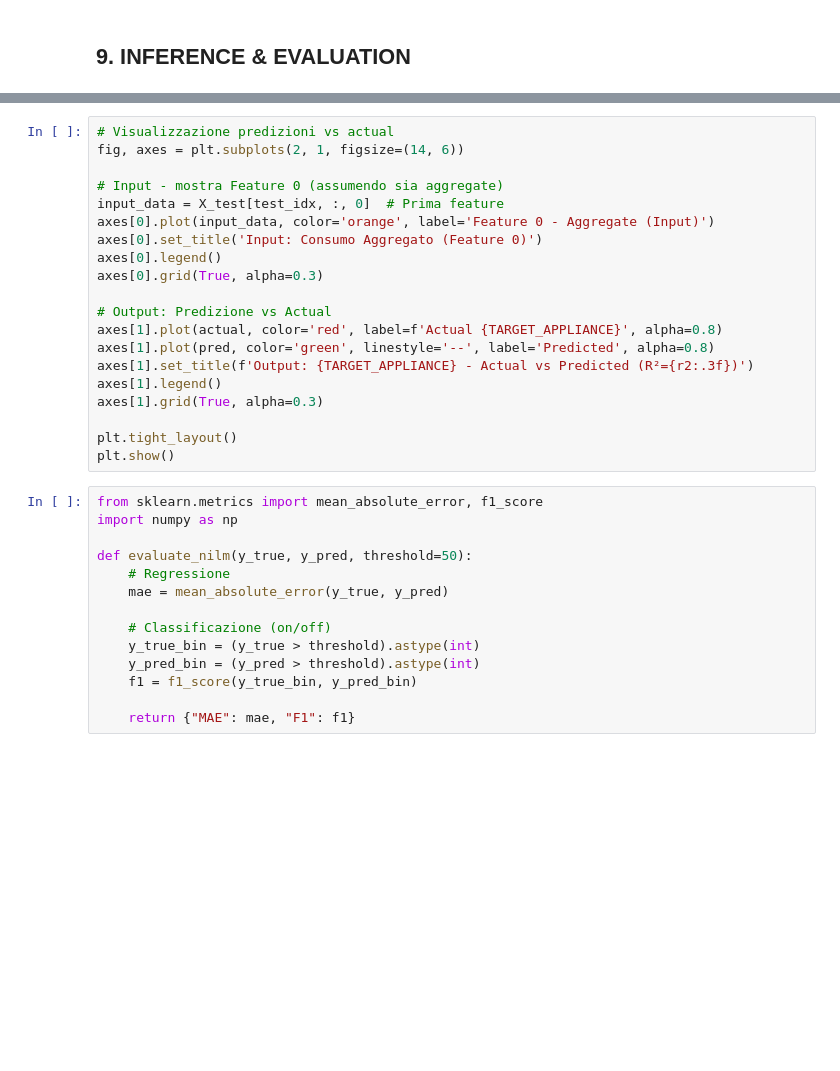
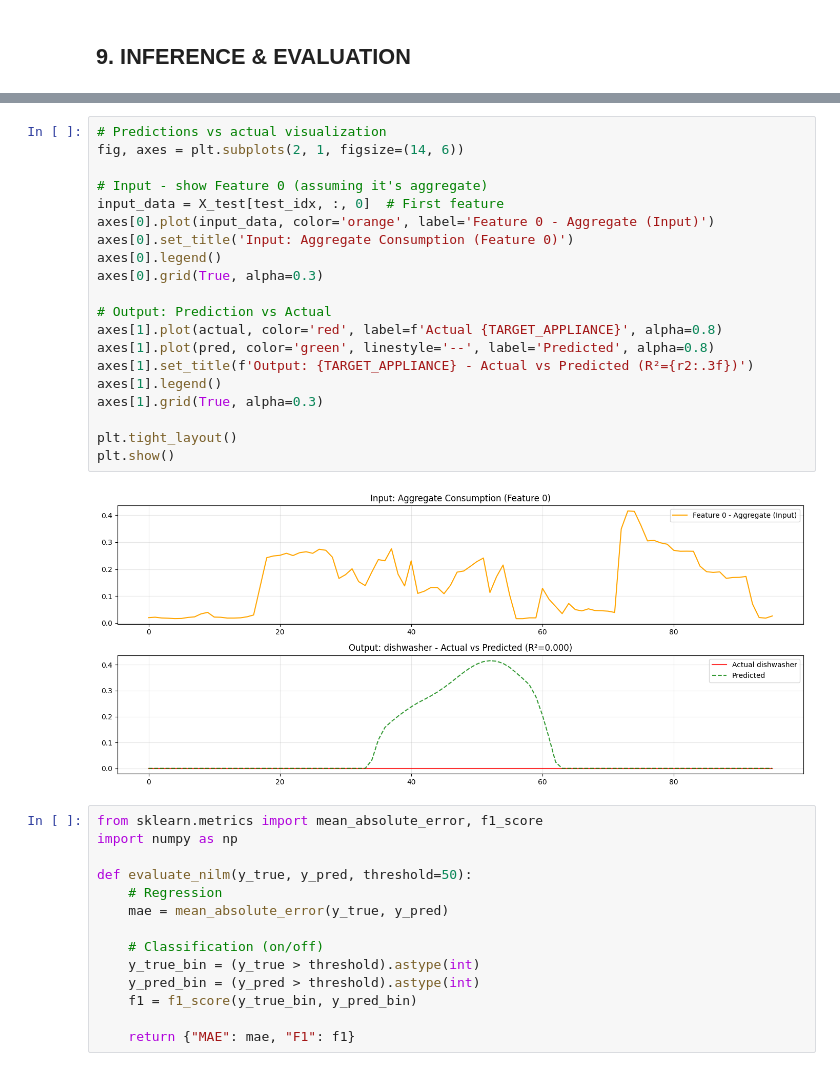
Before and after one commit to Thetommigun432/MTS3-MCTE-Team-Project-Energy-G1, a Jupyter notebook: model_exploration/5_Model_CNN_Seq2Seq.ipynb, the cells around one changed output, grey strips where cells are left out. Saved outputs shown, nothing was run; the diff lists cells and outputs as text; blank space fills up the shorter version.

```diff
--- a/model_exploration/5_Model_CNN_Seq2Seq.ipynb
+++ b/model_exploration/5_Model_CNN_Seq2Seq.ipynb
@@ -525,32 +1207,34 @@ print(f"  MSE: {mse:.6f} | MAE: {mae:.6f} | R²: {r2:.4f}")
 # %%
-# Visualizzazione predizioni vs actual
+# Predictions vs actual visualization
 fig, axes = plt.subplots(2, 1, figsize=(14, 6))
 
-# Input - mostra Feature 0 (assumendo sia aggregate)
-input_data = X_test[test_idx, :, 0]  # Prima feature
+# Input - show Feature 0 (assuming it's aggregate)
+input_data = X_test[test_idx, :, 0]  # First feature
 axes[0].plot(input_data, color='orange', label='Feature 0 - Aggregate (Input)')
-axes[0].set_title('Input: Consumo Aggregato (Feature 0)')
+axes[0].set_title('Input: Aggregate Consumption (Feature 0)')
 axes[0].legend()
 axes[0].grid(True, alpha=0.3)
 
-# Output: Predizione vs Actual
+# Output: Prediction vs Actual
 axes[1].plot(actual, color='red', label=f'Actual {TARGET_APPLIANCE}', alpha=0.8)
 axes[1].plot(pred, color='green', linestyle='--', label='Predicted', alpha=0.8)
 axes[1].set_title(f'Output: {TARGET_APPLIANCE} - Actual vs Predicted (R²={r2:.3f})')
 axes[1].legend()
 axes[1].grid(True, alpha=0.3)
 
 plt.tight_layout()
 plt.show()
+# %% [output]
+[figure, added]
 # %%
 from sklearn.metrics import mean_absolute_error, f1_score
 import numpy as np
 
 def evaluate_nilm(y_true, y_pred, threshold=50):
-    # Regressione
+    # Regression
     mae = mean_absolute_error(y_true, y_pred)
 
-    # Classificazione (on/off)
+    # Classification (on/off)
     y_true_bin = (y_true > threshold).astype(int)
     y_pred_bin = (y_pred > threshold).astype(int)
     f1 = f1_score(y_true_bin, y_pred_bin)
```
Also changed, not shown: parts of 27 cells of this notebook, 9 other files.
